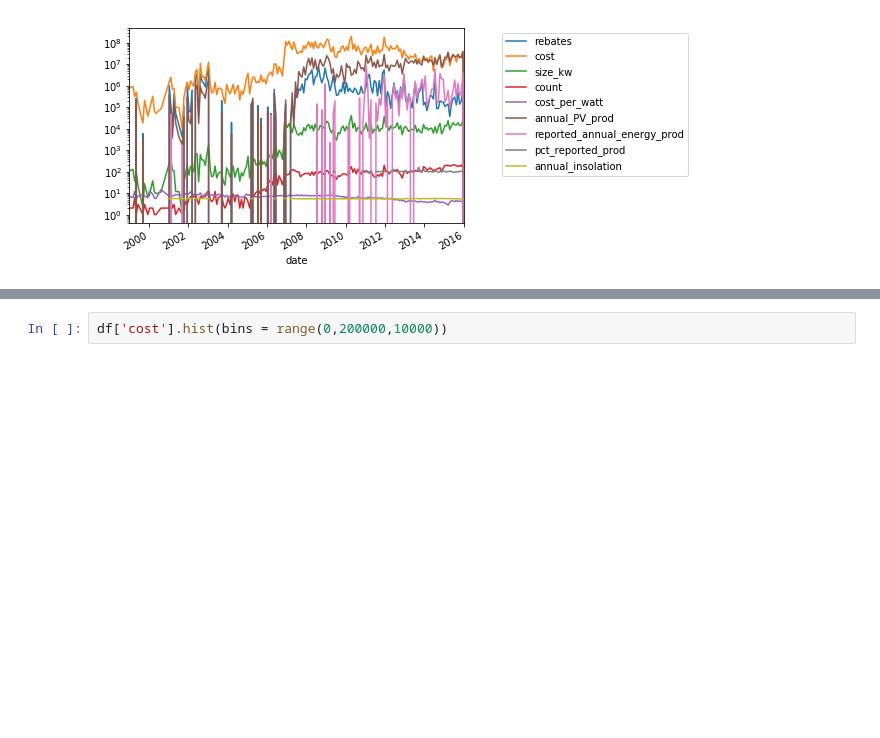
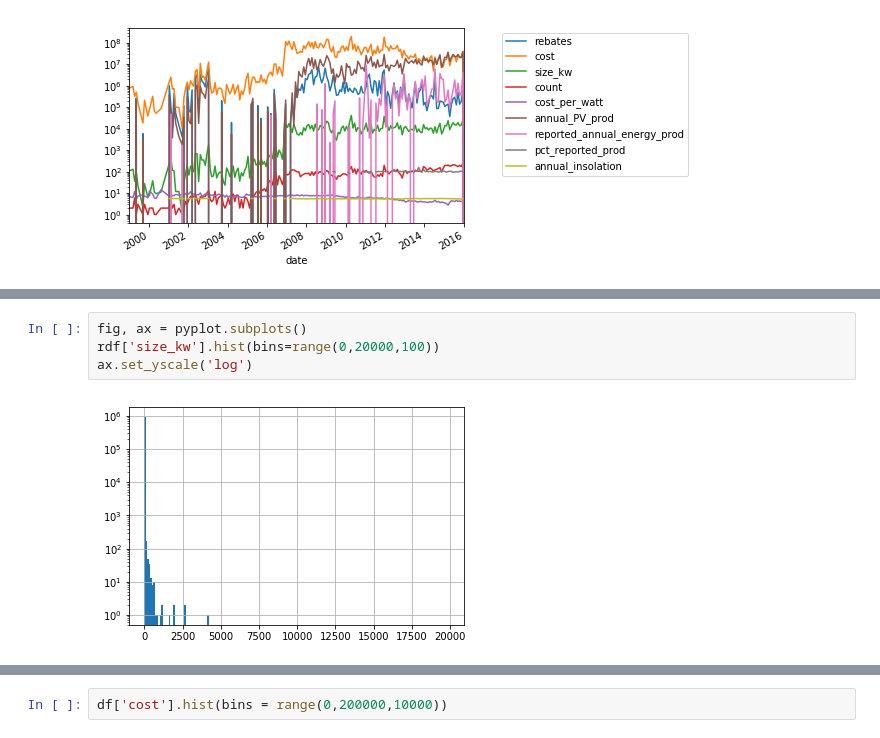
Before and after one commit to kjcaspary/OpenPV-Project, a Jupyter notebook: OpenPV Pandas dev.ipynb, the cells around one changed output, grey strips where cells are left out. Cells and saved outputs as stored; diff of their text form; blank space fills up the shorter version.

```diff
--- a/OpenPV Pandas dev.ipynb
+++ b/OpenPV Pandas dev.ipynb
@@ -173,0 +176,6 @@ df['size_kw'].hist(bins=range(0,50,1))
+# %%
+fig, ax = pyplot.subplots()
+rdf['size_kw'].hist(bins=range(0,20000,100))
+ax.set_yscale('log')
+# %% [output]
+[figure, added]
```
Also changed, not shown: parts of 7 cells of this notebook, 10 other files.
